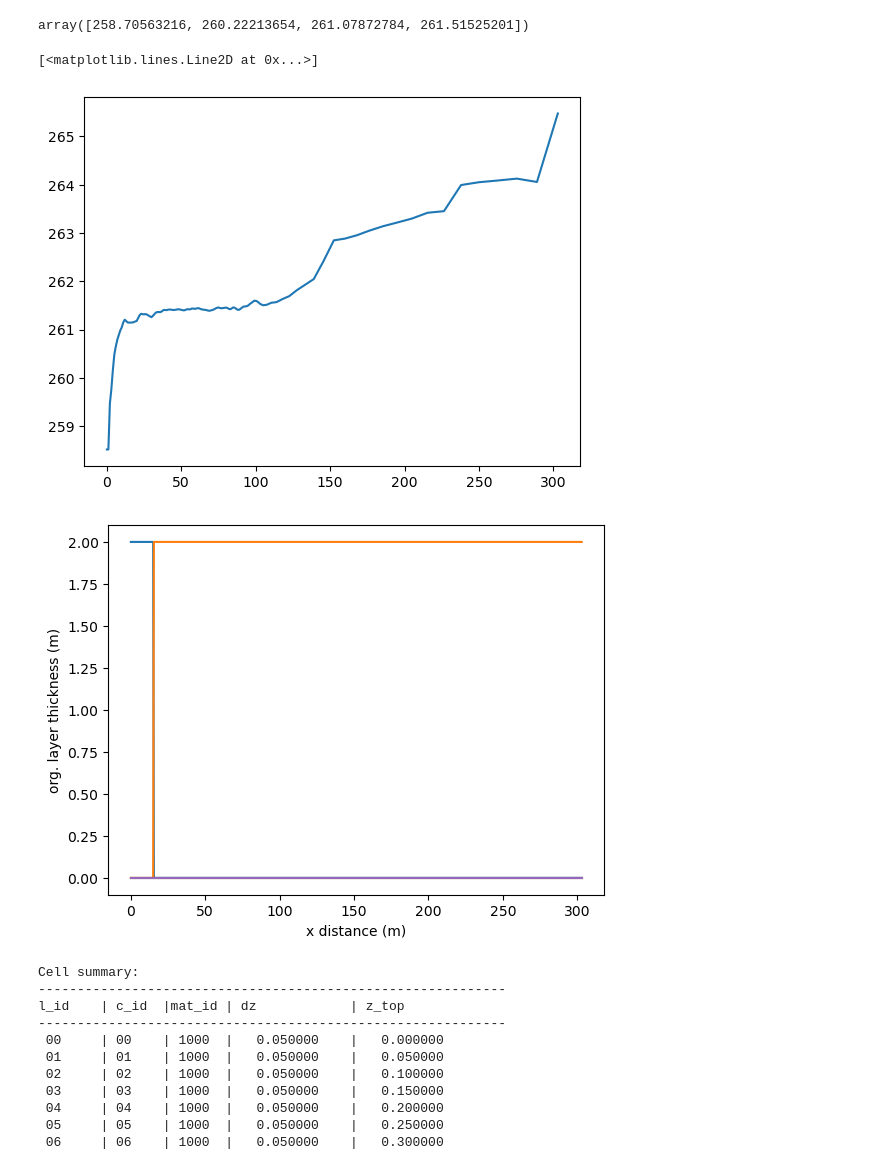
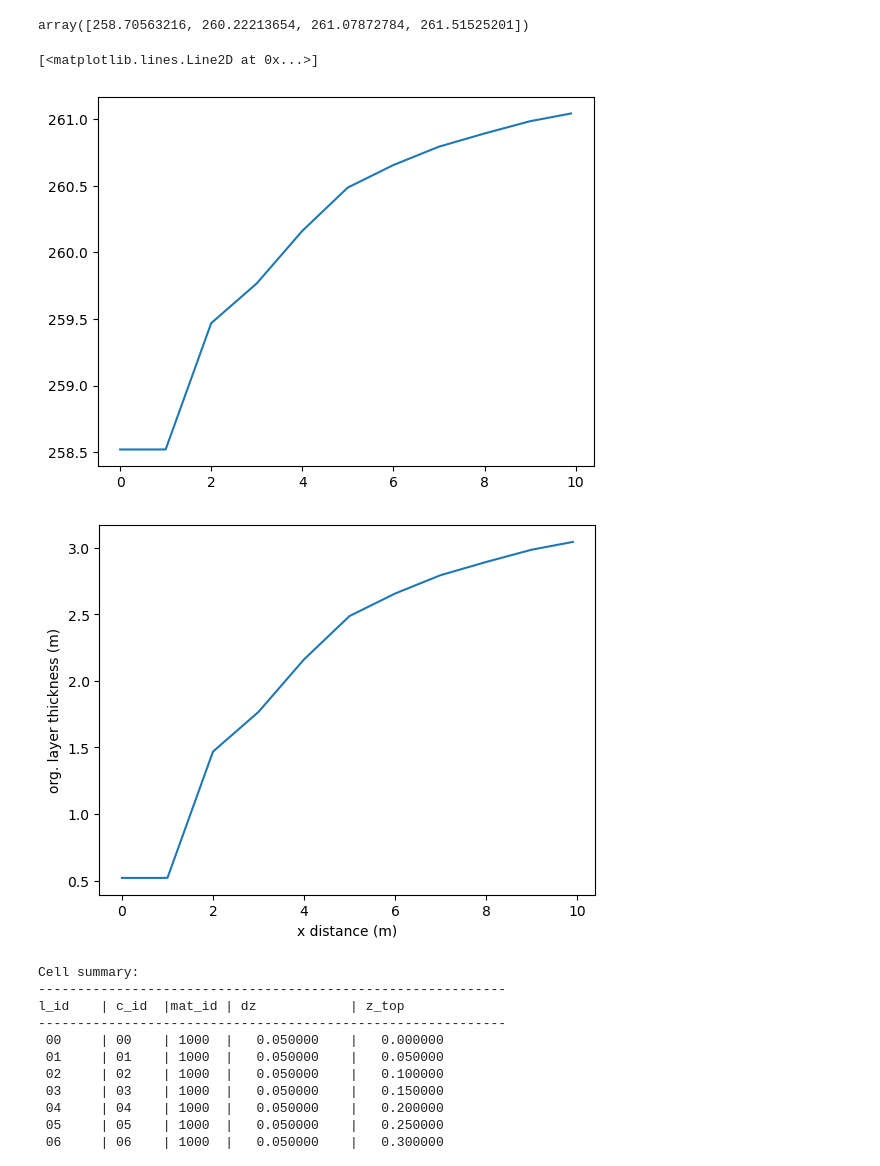
Before and after one commit to Moses-adebayo/COMSOL_ATS, a Jupyter notebook: input_file/BSL_profile.ipynb, the cells around one changed output. Cells and saved outputs as stored; diff of their text form; code cells hidden in the pictures.

```diff
--- a/input_file/BSL_profile.ipynb
+++ b/input_file/BSL_profile.ipynb
@@ -26,14 +26,8 @@ See the caveats in the documentation: https://pandas.pydata.org/pandas-docs/stab
 
   p1['Graphic Profile 1'][0]=258.52 #data from site survey confirms elevation of stream is deeper than data from DEM
 # %%
-new_x=np.hstack((np.arange(0,101, 0.5),np.arange(102,305, 5)))
-new_x=np.arange(0,100, 0.5)
-value=100
-incr=0.5
-while value<300:
-    value+=incr
-    incr+=0.5
-    new_x=np.hstack((new_x,value))
+#new_x=np.hstack((np.arange(0,101, 0.5),np.arange(102,305, 5)))
+new_x=np.arange(0,10, 0.1)
 new_y = np.interp(new_x, p1.X.values, p1['Graphic Profile 1'].values)
 # %%
 plt.plot(new_x,new_y)
@@ -58,12 +52,12 @@ m2 = meshing_ats.Mesh2D.from_Transect(new_x,new_y,1)
 plt.plot(new_x,new_y)
 # %% [output]
 [<matplotlib.lines.Line2D at 0x...>]
-[figure, old version]
+[figure, new version]
 # %%
 def organic_thickness1(x):
     """This function is the thickness of the layer we want to vary as a function of distance down the slope"""
     if x[0] <= 15:
-        thickness = 2# x[2]-257
+        thickness = x[2]-258
     else:
         thickness = 0
     return thickness
@@ -76,39 +70,35 @@ def organic_thickness2(x):
     else:
         thickness = 0
     return thickness
 def organic_thickness3(x):
     """This function is the thickness of the layer we want to vary as a function of distance down the slope"""
     if ((337 < x[0]) and (x[0] <= 493)):
         thickness = 2
     else:
         thickness = 0
     return thickness
 def organic_thickness4(x):
     """This function is the thickness of the layer we want to vary as a function of distance down the slope"""
     if ((493 < x[0]) and (x[0] <= 547)):
         thickness = 2
     else:
         thickness = 0
     return thickness
 def organic_thickness5(x):
     """This function is the thickness of the layer we want to vary as a function of distance down the slope"""
     if x[0] > 547:
         thickness = 2
     else:
         thickness = 0
     return thickness
 layer_1 = np.array([organic_thickness1(xx) for xx in m2.coords])
 layer_2 = np.array([organic_thickness2(xx) for xx in m2.coords])
 layer_3 = np.array([organic_thickness3(xx) for xx in m2.coords])
 layer_4 = np.array([organic_thickness4(xx) for xx in m2.coords])
 layer_5 = np.array([organic_thickness5(xx) for xx in m2.coords])
-plt.plot(new_x, layer_1[0:228]); plt.xlabel('x distance (m)'); plt.ylabel('org. layer thickness (m)');
-plt.plot(new_x, layer_2[0:228]); plt.xlabel('x distance (m)'); plt.ylabel('org. layer thickness (m)');
-plt.plot(new_x, layer_3[0:228]); plt.xlabel('x distance (m)'); plt.ylabel('org. layer thickness (m)');
-plt.plot(new_x, layer_4[0:228]); plt.xlabel('x distance (m)'); plt.ylabel('org. layer thickness (m)');
-plt.plot(new_x, layer_5[0:228]); plt.xlabel('x distance (m)'); plt.ylabel('org. layer thickness (m)');
+plt.plot(new_x, layer_1[0:100]); plt.xlabel('x distance (m)'); plt.ylabel('org. layer thickness (m)');
 # %% [output]
-[figure, old version]
+[figure, new version]
 # %%
 # geometry of the transect extrusion
 transect_layer_types = []
```
Also changed, not shown: parts of 2 cells of this notebook, 12 other files.
